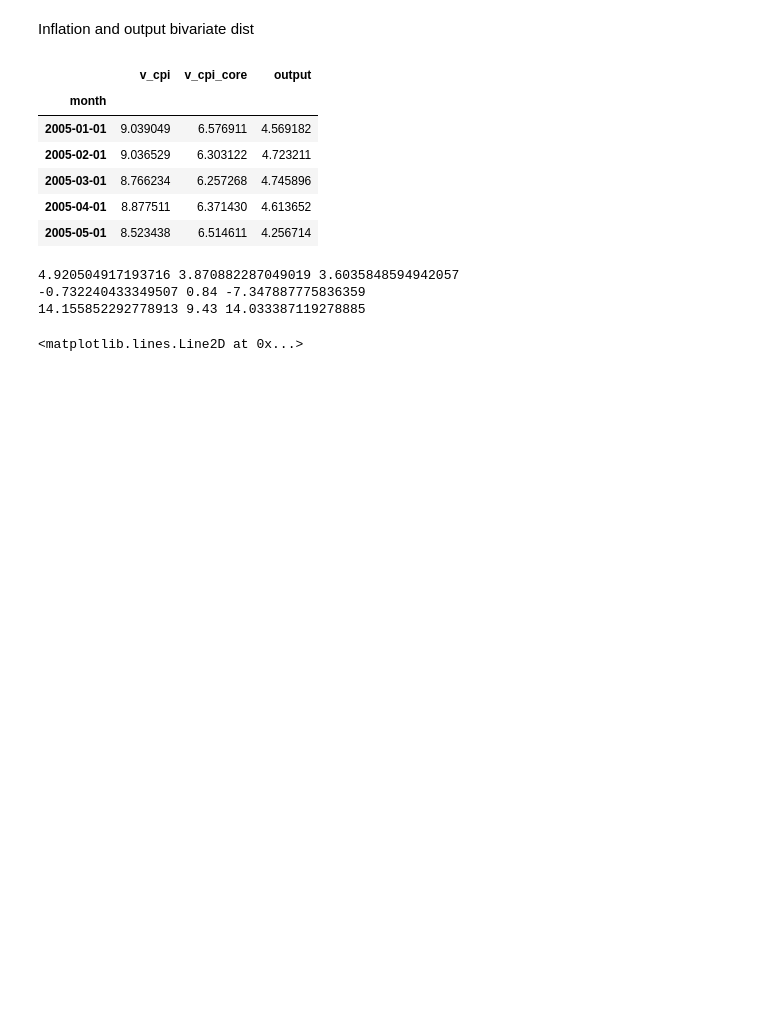
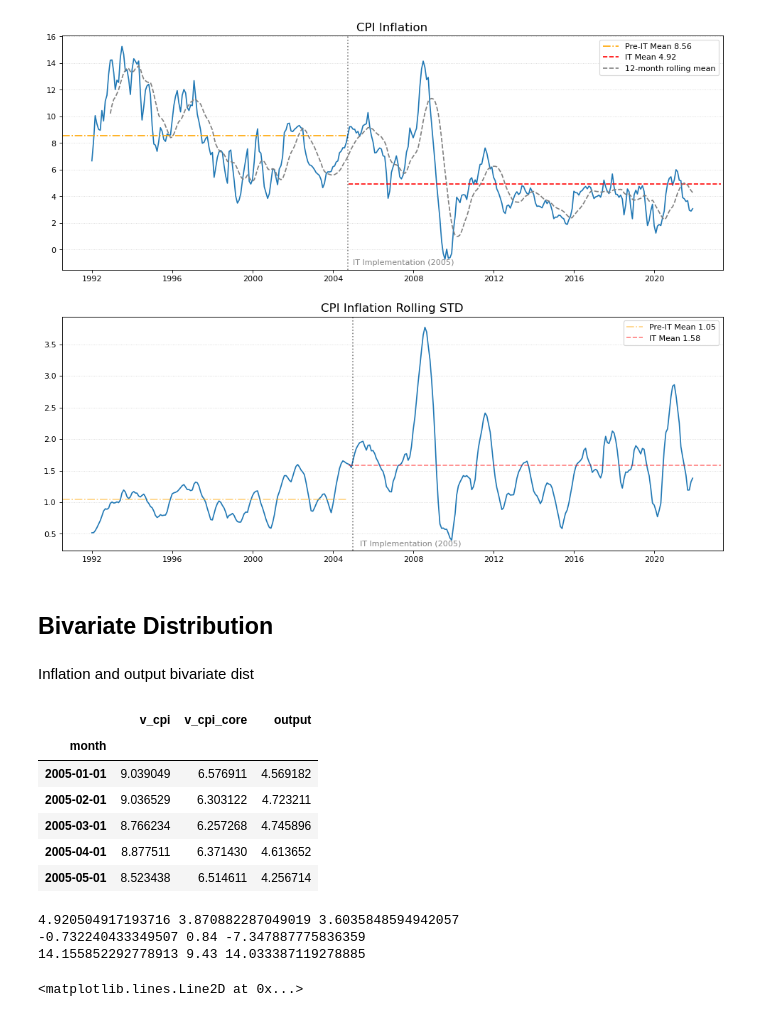
Before and after one commit to Marianojgm86/GARCH-CODES, a Jupyter notebook: 0_statistical-analisys.ipynb, the cells around one changed output. Saved outputs shown, nothing was run; the diff lists cells and outputs as text; code cells hidden in the pictures; blank space fills up the shorter version.

```diff
--- a/0_statistical-analisys.ipynb
+++ b/0_statistical-analisys.ipynb
@@ -366,3 +140,31 @@ Ttest_indResult(statistic=nan, pvalue=nan)
+# %%
+# Time Series plots
+fig, axes = plt.subplots(2, 1, figsize=(15,12), dpi= 80)
+
+axes[0].set_title('CPI Inflation', fontsize=15)
+axes[0].plot(simdf.v_cpi)
+axes[0].axhline(xmin=x0, xmax=x1, y=pre_mean, color='orange', linestyle='-.', label='Pre-IT Mean {:.2f}'.format(np.mean(pre_mean)))#
+axes[0].axhline(xmin=x2, xmax=x3, y=it_mean, color='r', linestyle='--', label='IT Mean {:.2f}'.format(np.mean(it_mean)))#
+axes[0].axvline(pd.to_datetime('2004-10-01'), color='k', linestyle=':', alpha=0.5)
+axes[0].plot(simdf.v_cpi.rolling(12).mean(),linestyle='--', label='12-month rolling mean', color='grey')
+axes[0].text(pd.to_datetime('2005-01-01'),-1.15, 'IT Implementation (2005)', fontsize=10, alpha=0.5)
+axes[0].grid(axis='y', linestyle=':', alpha=0.5)
+axes[0].legend()
+
+axes[1].set_title('CPI Inflation Rolling STD', fontsize=15)
+axes[1].plot(simdf.vol_cpi1)
+axes[1].axhline(xmin=x0, xmax=x1, y=pre_vol, color='orange', alpha = 0.5, linestyle='-.', label='Pre-IT Mean {:.2f}'.format(np.mean(pre_vol)))#
+axes[1].axhline(xmin=x2, xmax=x3, y=it_vol, color='r', alpha = 0.5, linestyle='--', label='IT Mean {:.2f}'.format(np.mean(it_vol)))#
+axes[1].axvline(pd.to_datetime('2005-01-01'), color='k', linestyle=':', alpha=0.5)
+axes[1].text(pd.to_datetime('2005-05-01'),0.3, 'IT Implementation (2005)', fontsize=10, alpha=0.5)
+axes[1].grid(axis='y', linestyle=':', alpha=0.5)
+axes[1].legend()
+
+plt.show()
+# %% [output]
+[figure, added]
+# %% [markdown]
+## Bivariate Distribution
 # %% [markdown]
 Inflation and output bivariate dist
 # %%
```
Also changed, not shown: parts of 47 cells of this notebook, 2 other files.
